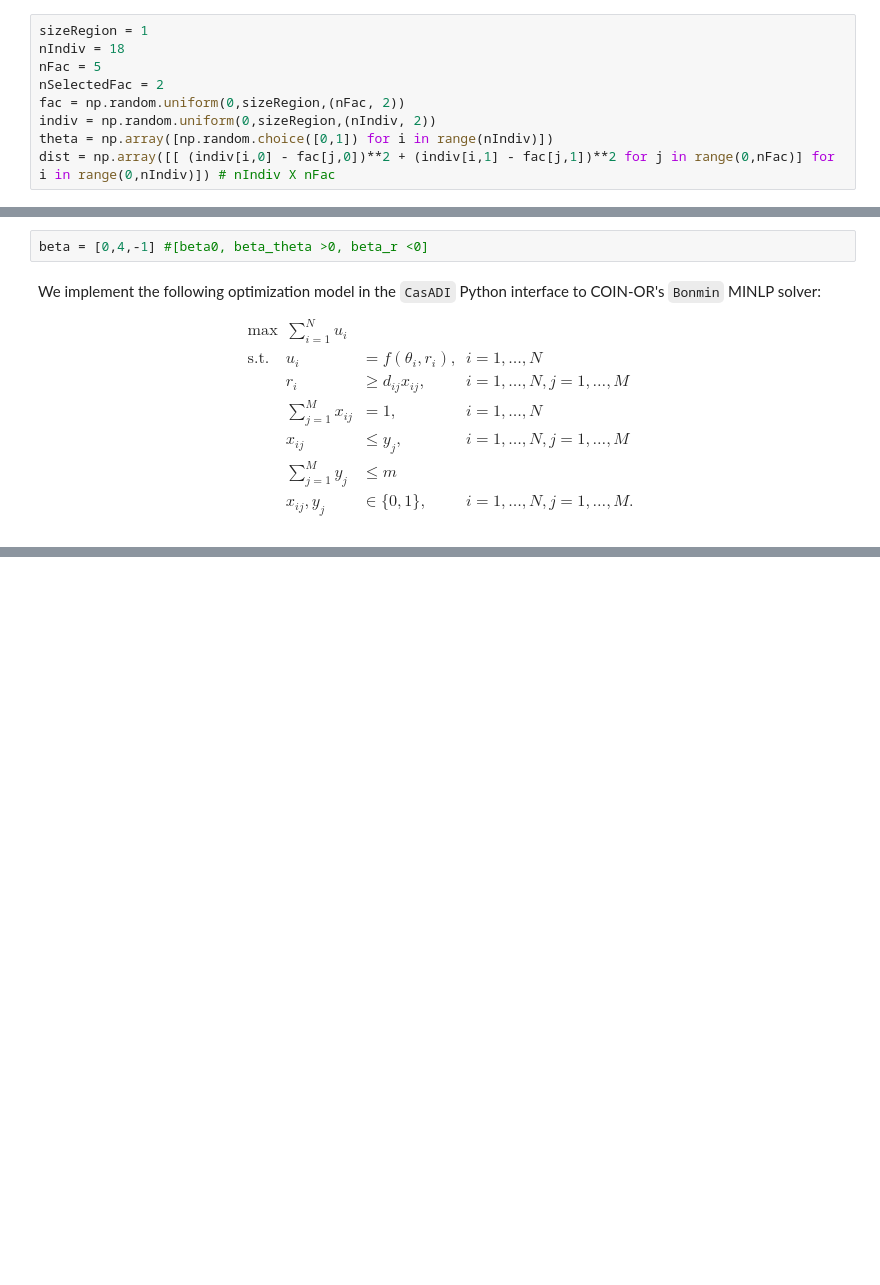
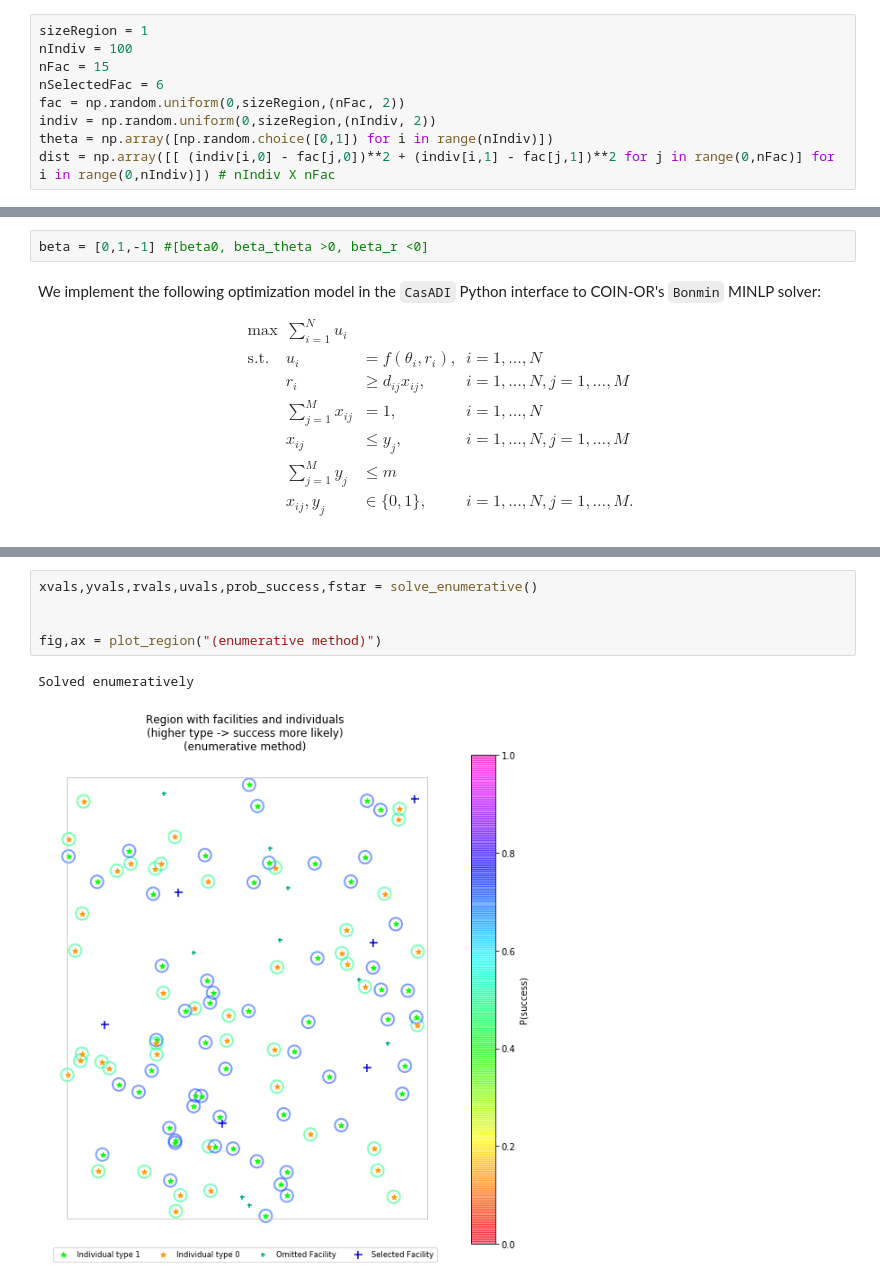
Before and after one commit to zsiegel92/populationModel, a Jupyter notebook: fairAssignment_casadi.ipynb, the cells around one changed output, grey strips where cells are left out. Saved outputs shown, nothing was run; the diff lists cells and outputs as text; blank space fills up the shorter version.

Commit message:
enumerative method

```diff
--- a/fairAssignment_casadi.ipynb
+++ b/fairAssignment_casadi.ipynb
@@ -16,9 +17,9 @@ $$
 Distances between individuals and facilities are stored in matrix `dist`.
 # %%
 sizeRegion = 1
-nIndiv = 18
-nFac = 5
-nSelectedFac = 2
+nIndiv = 100
+nFac = 15
+nSelectedFac = 6
 fac = np.random.uniform(0,sizeRegion,(nFac, 2))
 indiv = np.random.uniform(0,sizeRegion,(nIndiv, 2))
 theta = np.array([np.random.choice([0,1]) for i in range(nIndiv)])
@@ -35,7 +36,7 @@ In this code, $\beta_0=0$, so a type-$0$ individual ($\theta_i = 0$) with no dis
 
 We let $\beta = (\beta_0, \beta_\theta, \beta_r)$.
 # %%
-beta = [0,4,-1] #[beta0, beta_theta >0, beta_r <0]
+beta = [0,1,-1] #[beta0, beta_theta >0, beta_r <0]
 # %% [markdown]
 We implement the following optimization model in the `CasADI` Python interface to COIN-OR's `Bonmin` MINLP solver:
 
@@ -166,0 +173,8 @@ fig,ax = plot_region()
+# %%
+xvals,yvals,rvals,uvals,prob_success,fstar = solve_enumerative()
+
+
+fig,ax = plot_region("(enumerative method)")
+# %% [output]
+Solved enumeratively
+[figure, added]
```
Also changed, not shown: parts of 4 cells of this notebook, 4 other files.
